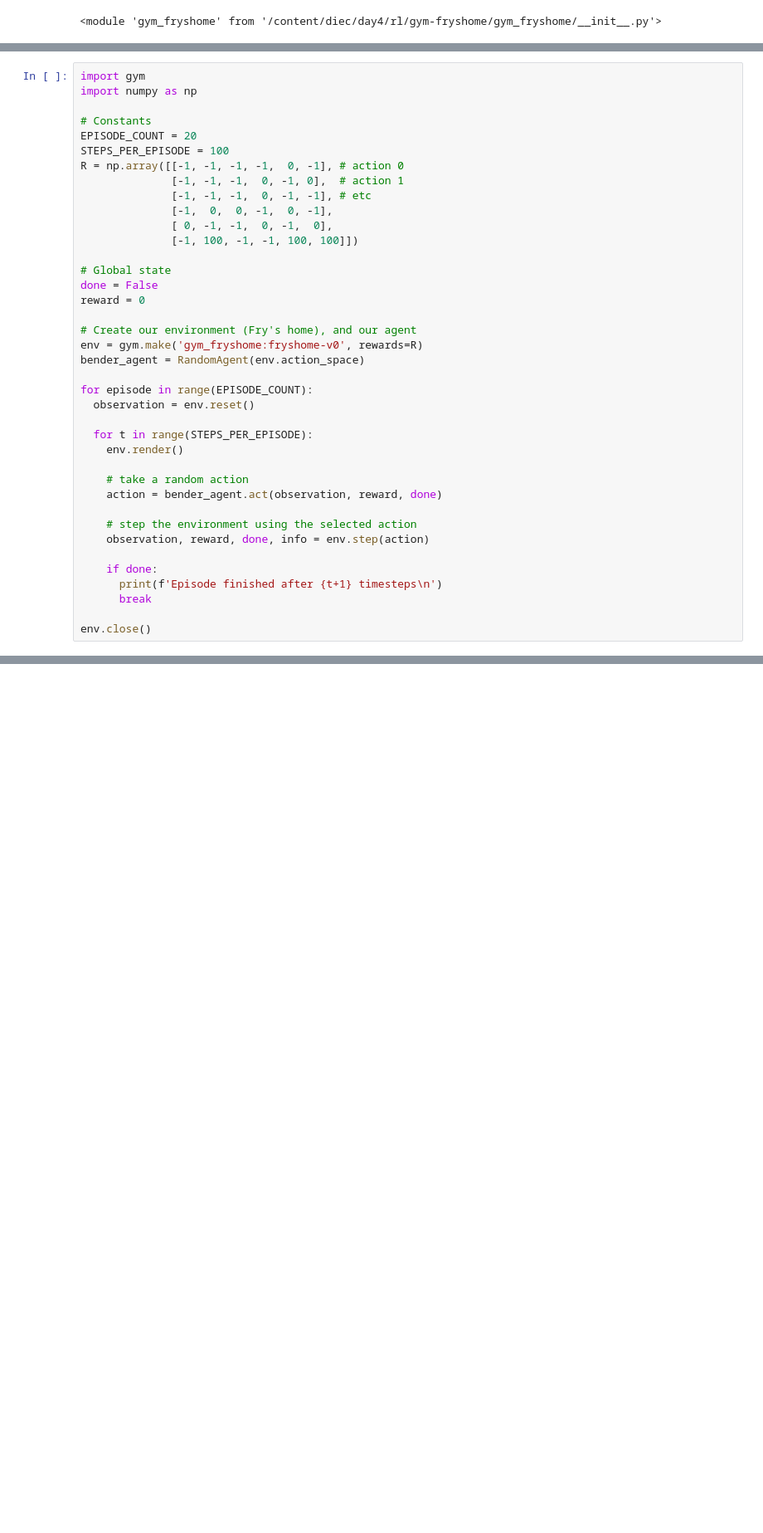
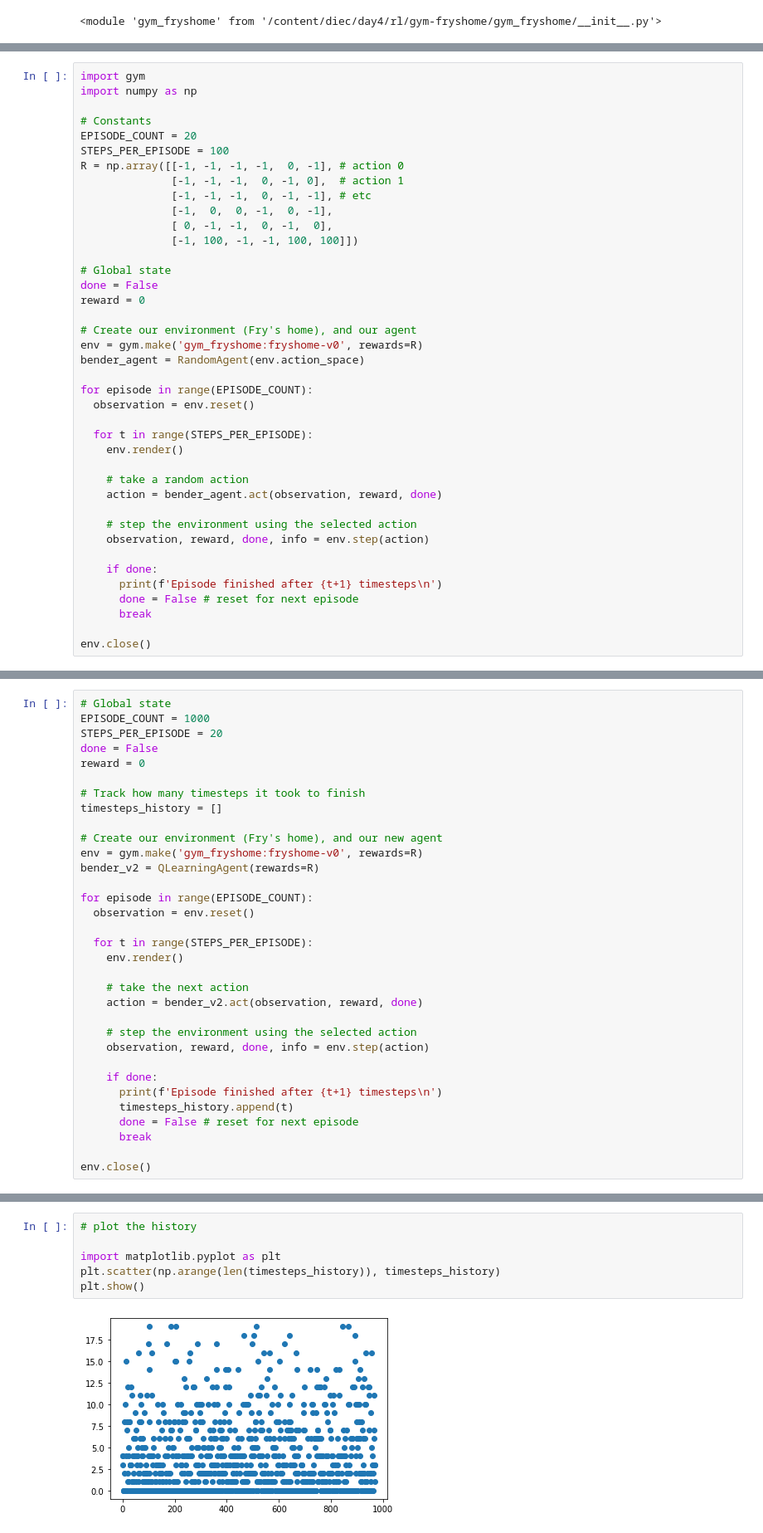
Before and after one commit to lisaong/diec, a Jupyter notebook: day4/rl/path_finding_demo.ipynb, the cells around one changed output, grey strips where cells are left out. Shown at 83% size. Saved outputs shown, nothing was run; the diff lists cells and outputs as text; blank space fills up the shorter version.

```diff
--- a/day4/rl/path_finding_demo.ipynb
+++ b/day4/rl/path_finding_demo.ipynb
@@ -242,6 +242,7 @@ for episode in range(EPISODE_COUNT):
 
     if done:
       print(f'Episode finished after {t+1} timesteps\n')
+      done = False # reset for next episode
       break
 
 env.close()
@@ -354,0 +352,33 @@ array([0, 1, 2, 3, 4])
+# %%
+# Global state
+EPISODE_COUNT = 1000
+STEPS_PER_EPISODE = 20
+done = False
+reward = 0
+
+# Track how many timesteps it took to finish
+timesteps_history = []
+
+# Create our environment (Fry's home), and our new agent
+env = gym.make('gym_fryshome:fryshome-v0', rewards=R)
+bender_v2 = QLearningAgent(rewards=R)
+
+for episode in range(EPISODE_COUNT):
+  observation = env.reset()
+
+  for t in range(STEPS_PER_EPISODE):
+    env.render()
+
+    # take the next action
+    action = bender_v2.act(observation, reward, done)
+
+    # step the environment using the selected action
+    observation, reward, done, info = env.step(action)
+
+    if done:
+      print(f'Episode finished after {t+1} timesteps\n')
+      timesteps_history.append(t)
+      done = False # reset for next episode
+      break
+
+env.close()
@@ -355,3 +403,11 @@ array([0, 1, 2, 3, 4])
+# %%
+# plot the history
+
+import matplotlib.pyplot as plt
+plt.scatter(np.arange(len(timesteps_history)), timesteps_history)
+plt.show()
+# %% [output]
+[figure, added]
 # %% [markdown]
 ## More Advanced Agents
 
```
Also changed, not shown: parts of 6 cells of this notebook.
